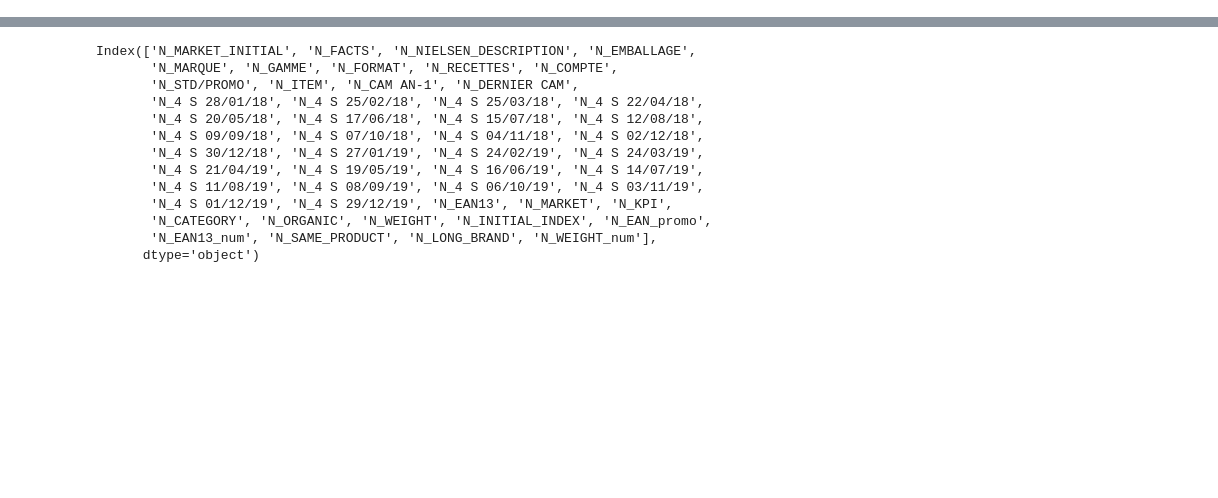
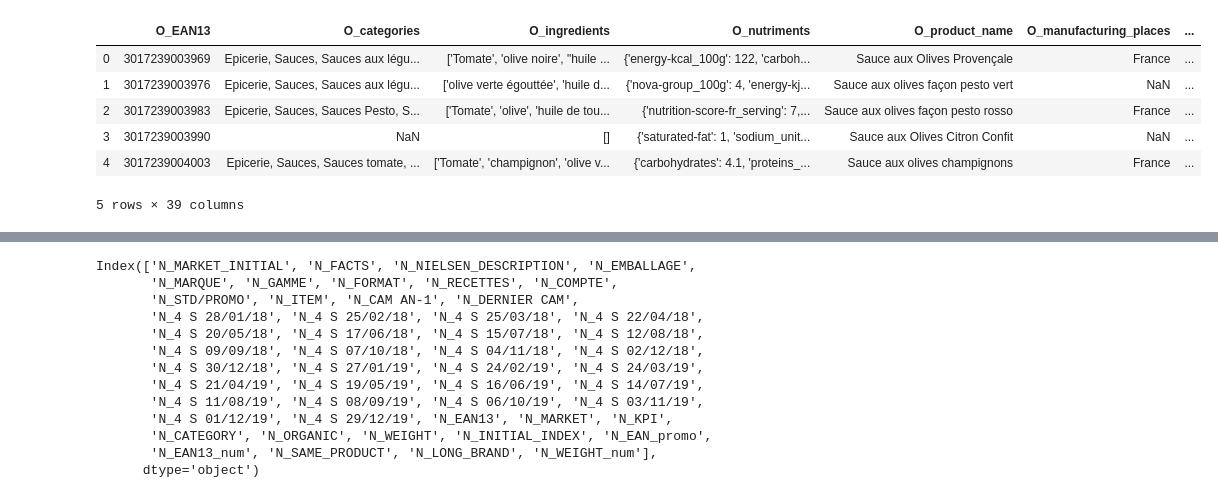
Before and after one commit to alex-toy/italians_do_it_better, a Jupyter notebook: Fusion_N_O.ipynb, the cells around one changed output, grey strips where cells are left out. Cells and saved outputs as stored; diff of their text form; code cells hidden in the pictures; blank space fills up the shorter version.

```diff
--- a/Fusion_N_O.ipynb
+++ b/Fusion_N_O.ipynb
@@ -18,7 +28,7 @@ C:\Users\baudant
 #################################################
 # %%
 #Import from openFF
-df_O_PROD = pd.read_csv('O_OPENFF/output_data/O_data_EAN13.csv')
+df_O_PROD = pd.read_csv('O_OPENFF/output_data/O_data_EAN13.csv', index_col=0)
 
-#df_O_PROD['O_EAN13'] = df_O_PROD['O_EAN13'].astype(str) + '.0'
+df_O_PROD['O_EAN13'] = df_O_PROD['O_EAN13'].astype(str)
 df_O_PROD['O_COUNT'] = 1
@@ -31 +60,11 @@ df_O_PROD.info()
+# %%
+df_O_PROD.head()
+# %% [output]
+|  | O_EAN13 | O_categories | O_ingredients | O_nutriments | O_product_name | O_manufacturing_places | ... |
+| 0 | 3017239003969 | Epicerie, Sauces, Sauces aux légu... | ['Tomate', 'olive noire', "huile ... | {'energy-kcal_100g': 122, 'carboh... | Sauce aux Olives Provençale | France | ... |
+| 1 | 3017239003976 | Epicerie, Sauces, Sauces aux légu... | ['olive verte égouttée', 'huile d... | {'nova-group_100g': 4, 'energy-kj... | Sauce aux olives façon pesto vert | NaN | ... |
+| 2 | 3017239003983 | Epicerie, Sauces, Sauces Pesto, S... | ['Tomate', 'olive', 'huile de tou... | {'nutrition-score-fr_serving': 7,... | Sauce aux olives façon pesto rosso | France | ... |
+| 3 | 3017239003990 | NaN | [] | {'saturated-fat': 1, 'sodium_unit... | Sauce aux Olives Citron Confit | NaN | ... |
+| 4 | 3017239004003 | Epicerie, Sauces, Sauces tomate, ... | ['Tomate', 'champignon', 'olive v... | {'carbohydrates': 4.1, 'proteins_... | Sauce aux olives champignons | France | ... |
+5 rows × 39 columns
 # %%
```
Also changed, not shown: parts of 30 cells of this notebook.
